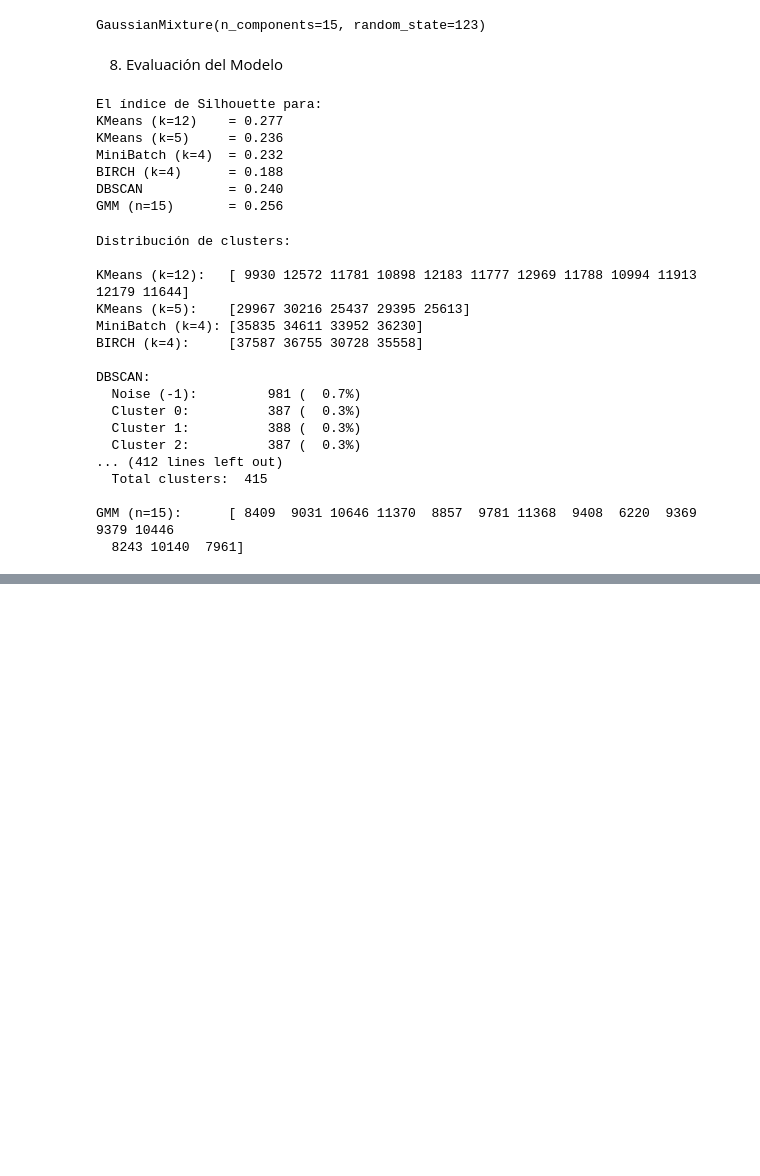
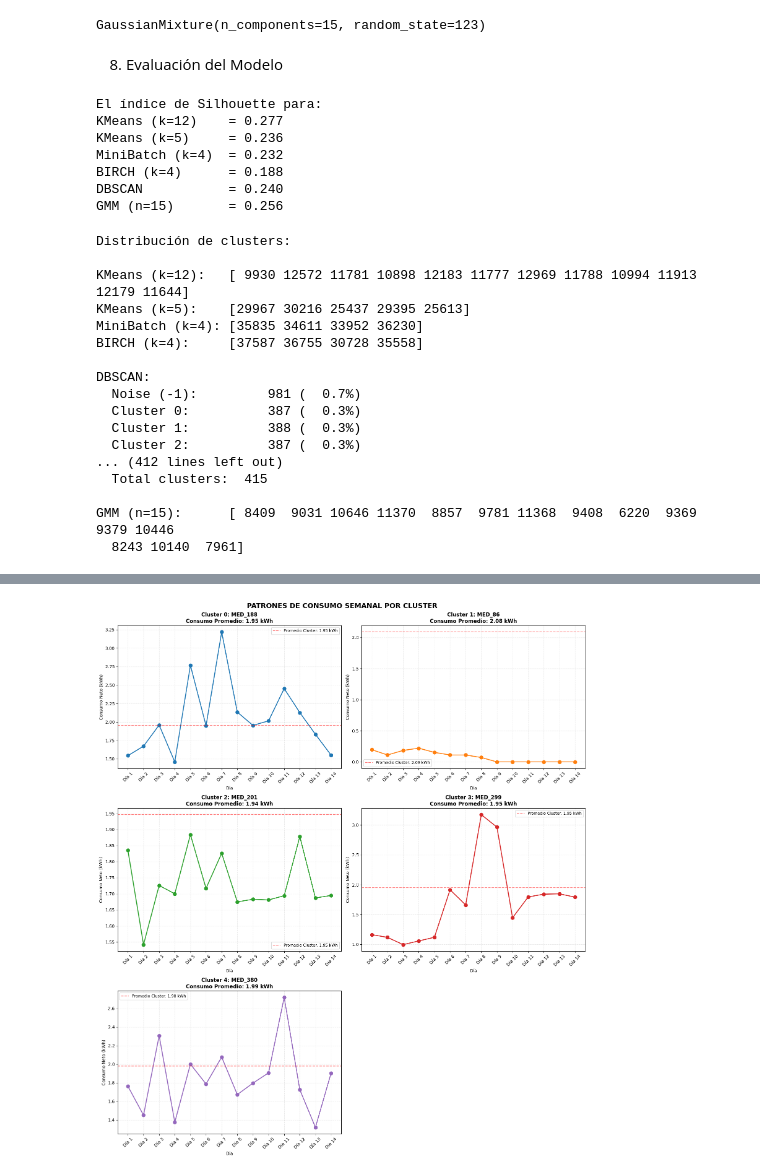
Before and after one commit to santy-estrada/electric-grid-project, a Jupyter notebook: EIA_agrupamiento.ipynb, the cells around one changed output, grey strips where cells are left out. Drawn from its saved outputs; the diff is of its cells as text; code cells hidden in the pictures; blank space fills up the shorter version.

```diff
--- a/EIA_agrupamiento.ipynb
+++ b/EIA_agrupamiento.ipynb
@@ -1185,0 +1187,8 @@ Name: count, Length: 416, dtype: int64
+# %%
+# Añadir etiquetas de clúster al dataset original
+data_clustered = data_mod_enhanced.copy()
+data_clustered['CLUSTER'] = labels_best
+
+print(f"\nLabels agregados a dataset original")
+print(f"  Total muestras: {len(data_clustered)}")
+print(f"  Total medidores: {data_clustered['ID'].nunique()}")
@@ -1185,0 +1280,47 @@ Name: count, Length: 416, dtype: int64
+# %%
+# Visualizar patrones de consumo semanal
+fig, axes = plt.subplots(3, 2, figsize=(16, 18))
+axes = axes.flatten()
+
+for idx, rep in enumerate(representative_meters):
+    cluster_id = rep['cluster']
+    meter_id = rep['meter_id']
+
+    # Get meter data (take first 7 days available)
+    meter_data = data_clustered[
+        (data_clustered['ID'] == meter_id) &
+        (data_clustered['CLUSTER'] == cluster_id)
+    ].sort_values('FECHA').head(14)
+
+    ax = axes[idx]
+
+    # Plot consumption
+    ax.plot(range(len(meter_data)), meter_data['CONSUMO_NETO'].values,
+            marker='o', linewidth=2, markersize=8, color=f'C{cluster_id}')
+
+    # Formatting
+    ax.set_title(f'Cluster {cluster_id}: {meter_id}\n' +
+                 f'Consumo Promedio: {rep["avg_consumo"]:.2f} kWh',
+                 fontsize=12, fontweight='bold')
+    ax.set_xlabel('Día', fontsize=10)
+    ax.set_ylabel('Consumo Neto (kWh)', fontsize=10)
+    ax.grid(True, alpha=0.3, linestyle='--')
+    ax.set_xticks(range(len(meter_data)))
+    ax.set_xticklabels([f'Día {i+1}' for i in range(len(meter_data))], rotation=45)
+
+    # Add horizontal line for cluster average
+    cluster_avg = cluster_stats_df[cluster_stats_df['cluster'] == cluster_id]['avg_consumo'].values[0]
+    ax.axhline(y=cluster_avg, color='red', linestyle='--', alpha=0.5,
+               label=f'Promedio Cluster: {cluster_avg:.2f} kWh')
+    ax.legend(fontsize=9)
+
+# Remove extra subplot
+axes[-1].axis('off')
+
+plt.tight_layout()
+plt.suptitle('PATRONES DE CONSUMO SEMANAL POR CLUSTER',
+             fontsize=16, fontweight='bold', y=1.00)
+plt.subplots_adjust(top=0.96)
+plt.show()
+# %% [output]
+[figure, added]
```
Also changed, not shown: parts of 16 cells of this notebook, 4 other files.
